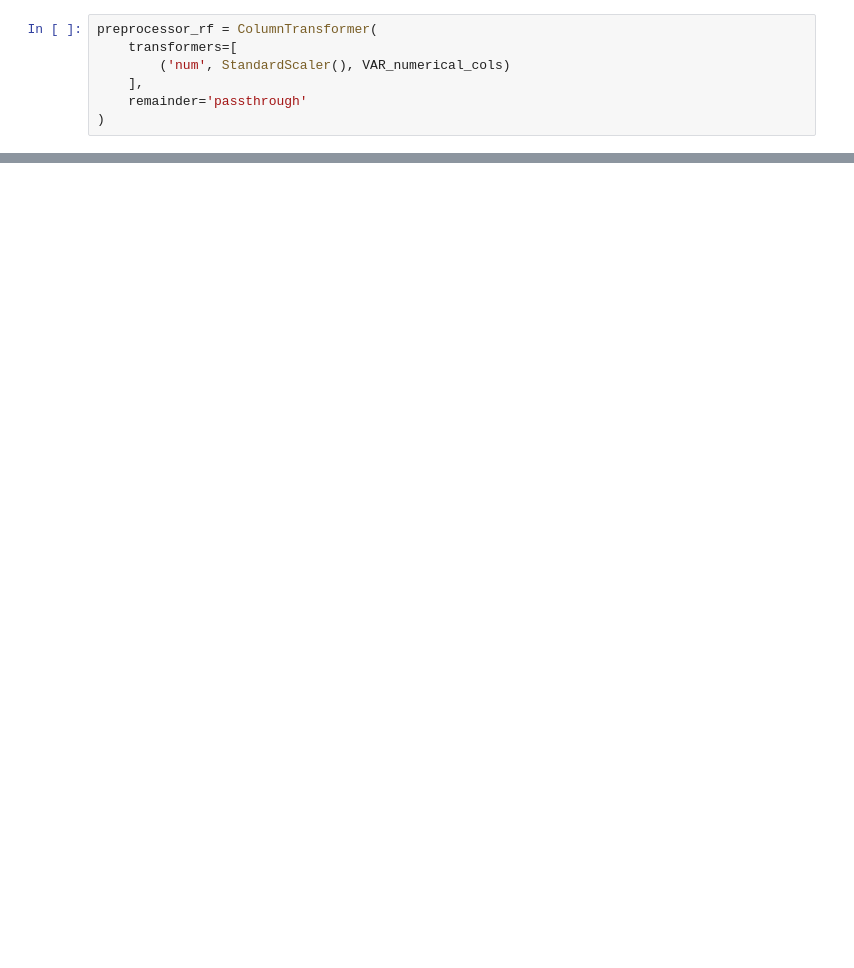
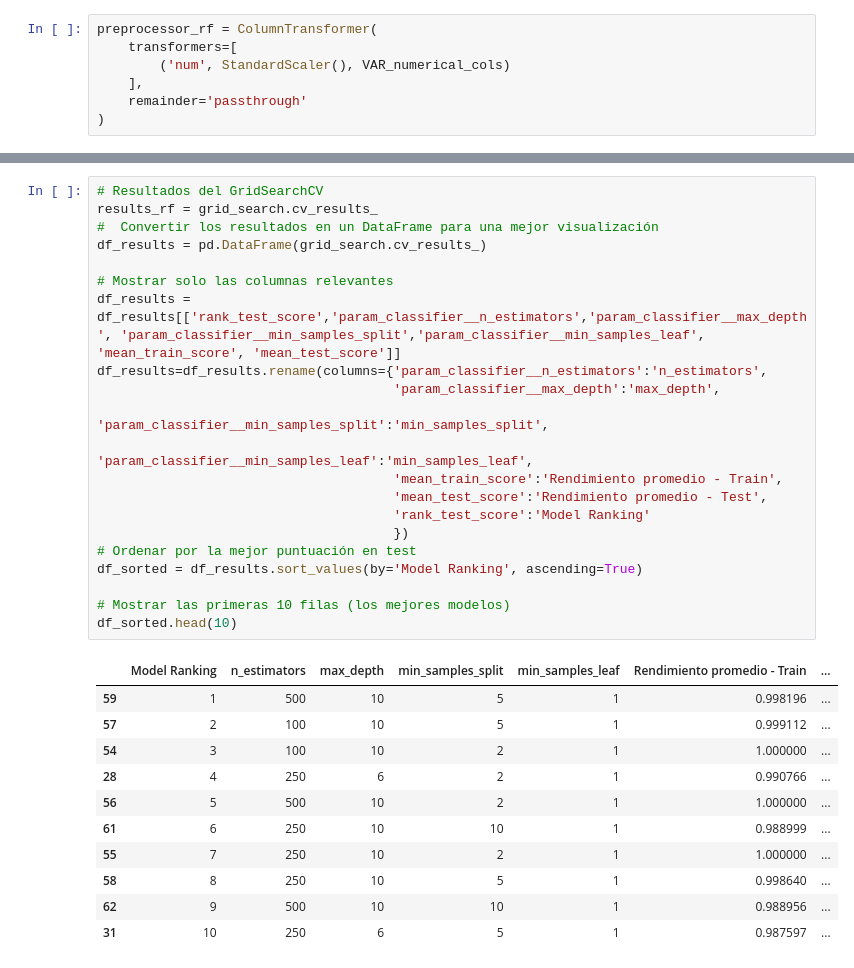
Before and after one commit to SimonLopezR/estimacion_riesgo_deslizamiento, a Jupyter notebook: docs/_build/html/_sources/implementacion-randomforest.ipynb, the cells around one changed output, grey strips where cells are left out. Drawn from its saved outputs; the diff is of its cells as text; blank space fills up the shorter version.

```diff
--- a/docs/_build/html/_sources/implementacion-randomforest.ipynb
+++ b/docs/_build/html/_sources/implementacion-randomforest.ipynb
@@ -151,0 +176,33 @@ Recall en test para RandomForestClassifier: 0.9444444444444444
+# %%
+# Resultados del GridSearchCV
+results_rf = grid_search.cv_results_
+#  Convertir los resultados en un DataFrame para una mejor visualización
+df_results = pd.DataFrame(grid_search.cv_results_)
+
+# Mostrar solo las columnas relevantes
+df_results = df_results[['rank_test_score','param_classifier__n_estimators','param_classifier__max_depth', 'param_classifier__min_samples_split','param_classifier__min_samples_leaf', 'mean_train_score', 'mean_test_score']]
+df_results=df_results.rename(columns={'param_classifier__n_estimators':'n_estimators',
+                                      'param_classifier__max_depth':'max_depth',
+                                      'param_classifier__min_samples_split':'min_samples_split',
+                                      'param_classifier__min_samples_leaf':'min_samples_leaf',
+                                      'mean_train_score':'Rendimiento promedio - Train',
+                                      'mean_test_score':'Rendimiento promedio - Test',
+                                      'rank_test_score':'Model Ranking'
+                                      })
+# Ordenar por la mejor puntuación en test
+df_sorted = df_results.sort_values(by='Model Ranking', ascending=True)
+
+# Mostrar las primeras 10 filas (los mejores modelos)
+df_sorted.head(10)
+# %% [output]
+|  | Model Ranking | n_estimators | max_depth | min_samples_split | min_samples_leaf | Rendimiento promedio - Train | ... |
+| 59 | 1 | 500 | 10 | 5 | 1 | 0.998196 | ... |
+| 57 | 2 | 100 | 10 | 5 | 1 | 0.999112 | ... |
+| 54 | 3 | 100 | 10 | 2 | 1 | 1.000000 | ... |
+| 28 | 4 | 250 | 6 | 2 | 1 | 0.990766 | ... |
+| 56 | 5 | 500 | 10 | 2 | 1 | 1.000000 | ... |
+| 61 | 6 | 250 | 10 | 10 | 1 | 0.988999 | ... |
+| 55 | 7 | 250 | 10 | 2 | 1 | 1.000000 | ... |
+| 58 | 8 | 250 | 10 | 5 | 1 | 0.998640 | ... |
+| 62 | 9 | 500 | 10 | 10 | 1 | 0.988956 | ... |
+| 31 | 10 | 250 | 6 | 5 | 1 | 0.987597 | ... |
```
Also changed, not shown: parts of 34 cells of this notebook, 20 other files.
